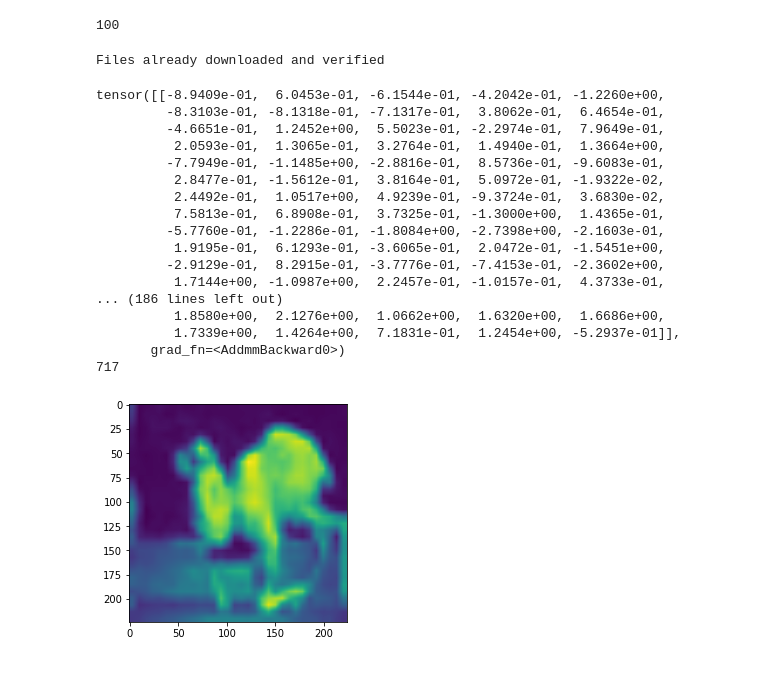
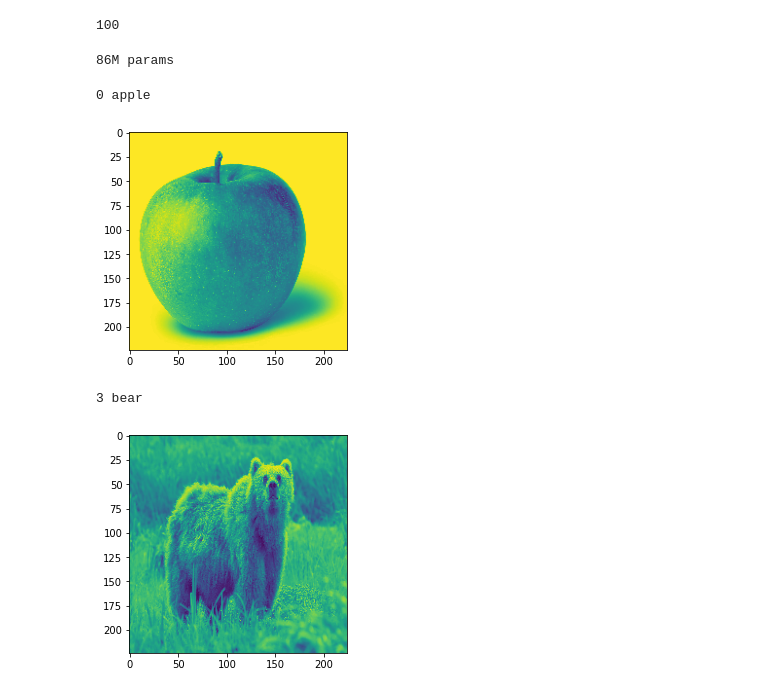
Before and after one commit to bradley-ray/implementing-deep-learn-papers, a Jupyter notebook: an_image_is_worth_16x16_words.ipynb, the cells around one changed output. Drawn from its saved outputs; the diff is of its cells as text; code cells hidden in the pictures.

```diff
--- a/an_image_is_worth_16x16_words.ipynb
+++ b/an_image_is_worth_16x16_words.ipynb
@@ -149,19 +142,6 @@ from torch.utils.data import DataLoader
 import numpy as np
 import matplotlib.pyplot as plt
 import math
-# %%
-transforms = T.Compose([T.ToTensor(), T.Resize(224)])
-test_ds = datasets.CIFAR100(
-    root='data',
-    train=False,
-    transform=transforms,
-    download=True,
-)
-test_dl = DataLoader(
-    test_ds, batch_size=1, shuffle=True,
-)
-# %% [output]
-Files already downloaded and verified
 # %%
 class MultiHeadedAttn(nn.Module):
     def __init__(self, dmodel, num_heads):
@@ -174,6 +154,7 @@ class MultiHeadedAttn(nn.Module):
         self.key = nn.Linear(dmodel, dmodel)
         self.value = nn.Linear(dmodel, dmodel)
         self.out = nn.Linear(dmodel, dmodel)
+        self.scores = None
 
     def forward(self, x):
         # (bs, seq_len, dmodel) -> (bs, seq_len, num_heads, head_size)
@@ -183,11 +164,12 @@ class MultiHeadedAttn(nn.Module):
         # (bs, num_heads, seq_len, head_size)
         q, k, v = [y.permute(0, 2, 1, 3) for y in [q, k, v]]
 
-        out = q @ k.transpose(2, 3) * (1/math.sqrt(self.dmodel//self.num_heads))
+        out = q @ k.transpose(-2, -1) * (1/math.sqrt(q.shape[-1]))
         out = torch.softmax(out, dim=-1)
         # back to (bs, seq_len, dmodel)
         out = (out @ v).permute(0, 2, 1, 3)
         out = out.reshape(x.shape[0], -1, self.dmodel)
+        self.scores = out
         out = self.out(out)
         return out
 
@@ -293,6 +282,15 @@ class VisionTransformer(nn.Module):
             self.load_state_dict(params)
 # %%
 path = 'B_16-i1k-300ep-lr_0.001-aug_light0-wd_0.03-do_0.0-sd_0.0--cifar100-steps_10k-lr_0.003-res_224.npz'
-# path = 'B_16-i21k-300ep-lr_0.001-aug_medium1-wd_0.1-do_0.0-sd_0.0--imagenet2012-steps_20k-lr_0.01-res_224.npz'
-model = VisionTransformer(768, 1000)
+model = VisionTransformer(768, 100)
+total = 0
+d = model.state_dict()
 model.load_from_pretrained(path)
+for layer in d:
+    mul = 1
+    for size in d[layer].shape:
+        mul *= size
+    total += mul
+print(f'{total // 1_000_000}M params')
+# %% [output]
+86M params
@@ -302,29 +297,25 @@ for p in model.state_dict():
+# %%
+from PIL import Image
+transforms = T.Compose([T.ToTensor(), T.Resize((224, 224))])
+model.eval()
+img = Image.open('apple.jpg')
+x = transforms(img)
+x = transforms(img).unsqueeze(0)
+plt.imshow(x.squeeze(0)[0])
+out = model(x)
+cls = out.argmax(dim=-1).item()
+print(cls, class_names[cls])
+# %% [output]
+0 apple
+[figure, added]
 # %%
-model.eval()
-# always predicting cls=3?
-for (i, (x, _)) in enumerate(test_dl):
-    plt.imshow(x.squeeze(0)[0])
-    if i > 0: break
-    out = model(x)
-    print(out)
-    cls = out.argmax(dim=-1).item()
-    print(cls, class_names[cls])
+img = Image.open('bear.jpg')
+x = transforms(img)
+x = transforms(img).unsqueeze(0)
+plt.imshow(x.squeeze(0)[0])
+out = model(x)
+cls = out.argmax(dim=-1).item()
+print(cls, class_names[cls])
 # %% [output]
-tensor([[-8.9409e-01,  6.0453e-01, -6.1544e-01, -4.2042e-01, -1.2260e+00,
-         -8.3103e-01, -8.1318e-01, -7.1317e-01,  3.8062e-01,  6.4654e-01,
-         -4.6651e-01,  1.2452e+00,  5.5023e-01, -2.2974e-01,  7.9649e-01,
-          2.0593e-01,  1.3065e-01,  3.2764e-01,  1.4940e-01,  1.3664e+00,
-         -7.7949e-01, -1.1485e+00, -2.8816e-01,  8.5736e-01, -9.6083e-01,
-          2.8477e-01, -1.5612e-01,  3.8164e-01,  5.0972e-01, -1.9322e-02,
-          2.4492e-01,  1.0517e+00,  4.9239e-01, -9.3724e-01,  3.6830e-02,
-          7.5813e-01,  6.8908e-01,  3.7325e-01, -1.3000e+00,  1.4365e-01,
-         -5.7760e-01, -1.2286e-01, -1.8084e+00, -2.7398e+00, -2.1603e-01,
-          1.9195e-01,  6.1293e-01, -3.6065e-01,  2.0472e-01, -1.5451e+00,
-         -2.9129e-01,  8.2915e-01, -3.7776e-01, -7.4153e-01, -2.3602e+00,
-          1.7144e+00, -1.0987e+00,  2.2457e-01, -1.0157e-01,  4.3733e-01,
-... (186 lines left out)
-          1.8580e+00,  2.1276e+00,  1.0662e+00,  1.6320e+00,  1.6686e+00,
-          1.7339e+00,  1.4264e+00,  7.1831e-01,  1.2454e+00, -5.2937e-01]],
-       grad_fn=<AddmmBackward0>)
-717
+3 bear
-[figure, old version]
+[figure, new version]
```
Also changed, not shown: parts of 8 cells of this notebook.
